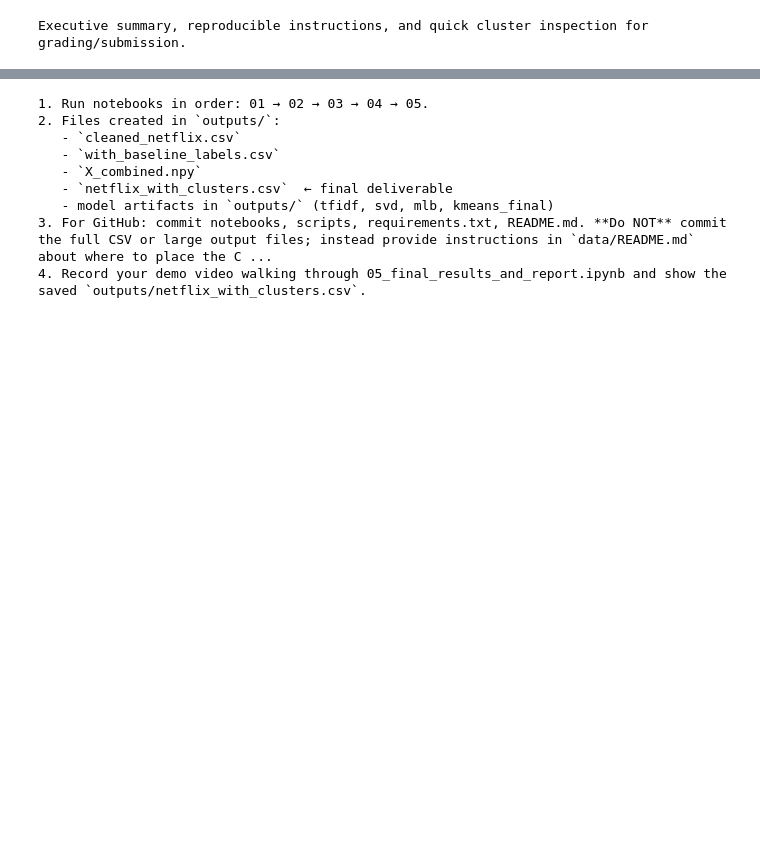
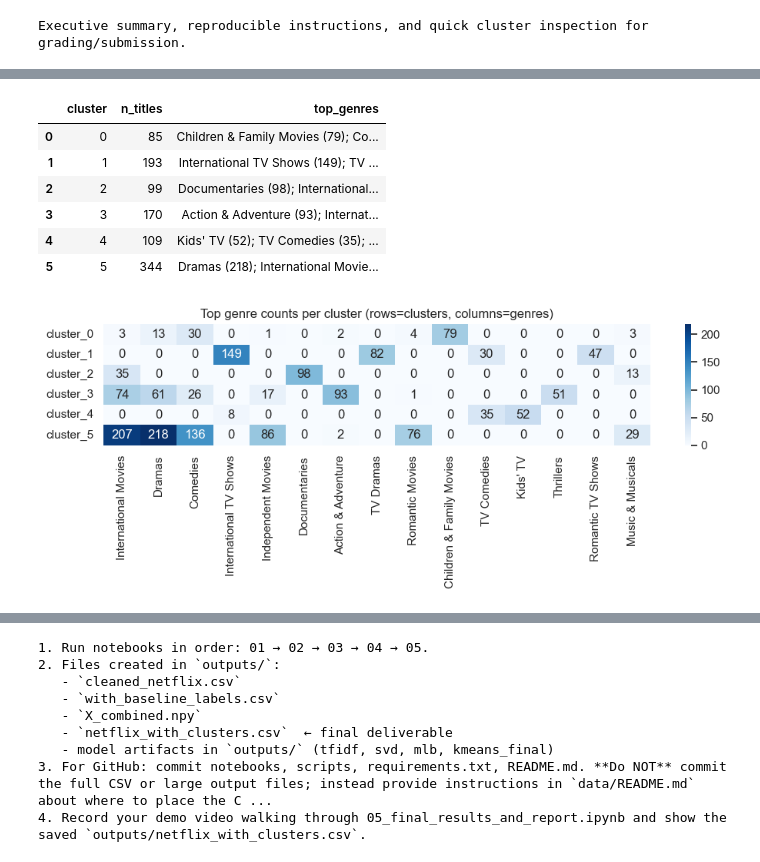
Before and after one commit to ragnarok-7/netflix-clustering, a Jupyter notebook: notebooks/05_final_results_and_report.ipynb, the cells around one changed output, grey strips where cells are left out. Drawn from its saved outputs; the diff is of its cells as text; code cells hidden in the pictures; blank space fills up the shorter version.

```diff
--- a/notebooks/05_final_results_and_report.ipynb
+++ b/notebooks/05_final_results_and_report.ipynb
@@ -41,0 +160,40 @@ Sample titles: ['7:19', '23:59', '9', '21', '122', '187', '706', '1920']
+# %%
+# Cell 5: Top genres per cluster (as dataframe) and display heatmap-like table
+from collections import Counter
+
+def top_genres(df_cluster, n=8):
+    return df_cluster['genres_list'].explode().value_counts().head(n)
+
+cluster_list = sorted(df['cluster'].unique())
+rows = []
+for c in cluster_list:
+    cnt = top_genres(df[df['cluster'] == c], n=8)
+    # build a string of "genre:count" for quick reading
+    topstr = "; ".join([f"{g} ({int(v)})" for g, v in cnt.items()])
+    rows.append({"cluster": c, "n_titles": int((df['cluster']==c).sum()), "top_genres": topstr})
+
+df_genres_summary = pd.DataFrame(rows).sort_values("cluster")
+display(df_genres_summary)
+
+# Optional: show per-cluster genre counts stacked (top 10 genres overall)
+all_genres = df['genres_list'].explode().value_counts().head(15).index.tolist()
+genre_matrix = []
+for c in cluster_list:
+    counts = df[df['cluster']==c]['genres_list'].explode().value_counts()
+    genre_matrix.append([counts.get(g, 0) for g in all_genres])
+
+genre_df = pd.DataFrame(genre_matrix, index=[f"cluster_{c}" for c in cluster_list], columns=all_genres)
+plt.figure(figsize=(10, max(4, 0.3*len(cluster_list))))
+sns.heatmap(genre_df, annot=True, fmt="d", cmap="Blues")
+plt.title("Top genre counts per cluster (rows=clusters, columns=genres)")
+plt.tight_layout()
+plt.show()
+# %% [output]
+|  | cluster | n_titles | top_genres |
+| 0 | 0 | 85 | Children & Family Movies (79); Co... |
+| 1 | 1 | 193 | International TV Shows (149); TV ... |
+| 2 | 2 | 99 | Documentaries (98); International... |
+| 3 | 3 | 170 | Action & Adventure (93); Internat... |
+| 4 | 4 | 109 | Kids' TV (52); TV Comedies (35); ... |
+| 5 | 5 | 344 | Dramas (218); International Movie... |
+[figure, added]
```
Also changed, not shown: parts of 8 cells of this notebook, 12 other files.
